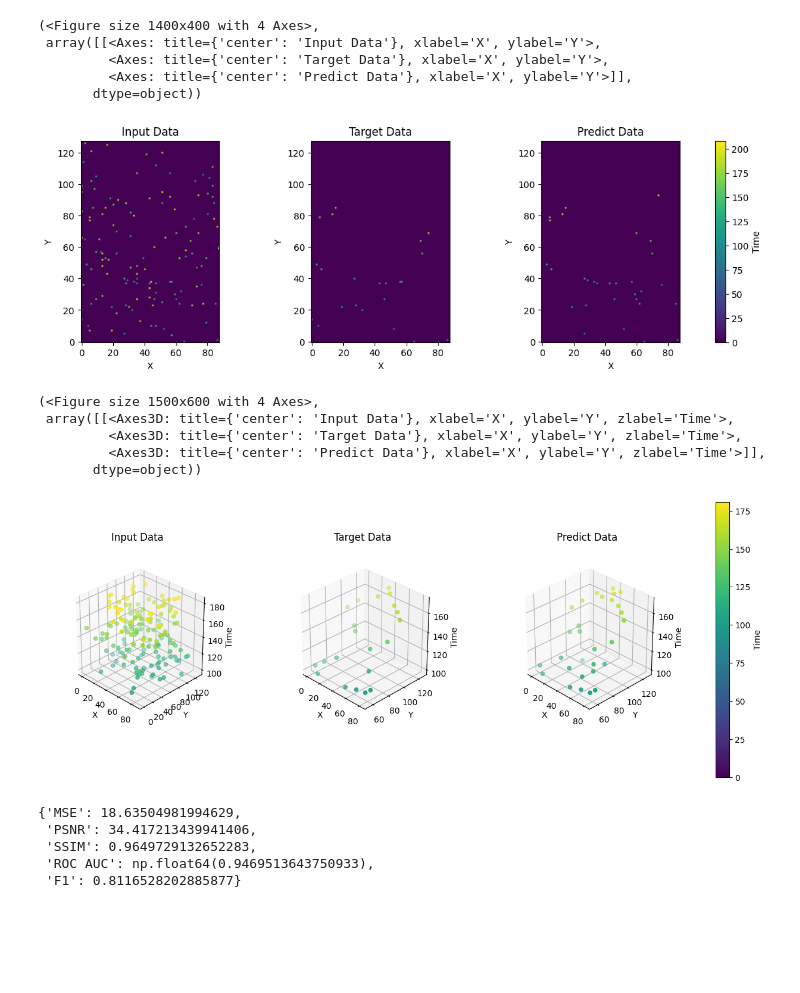
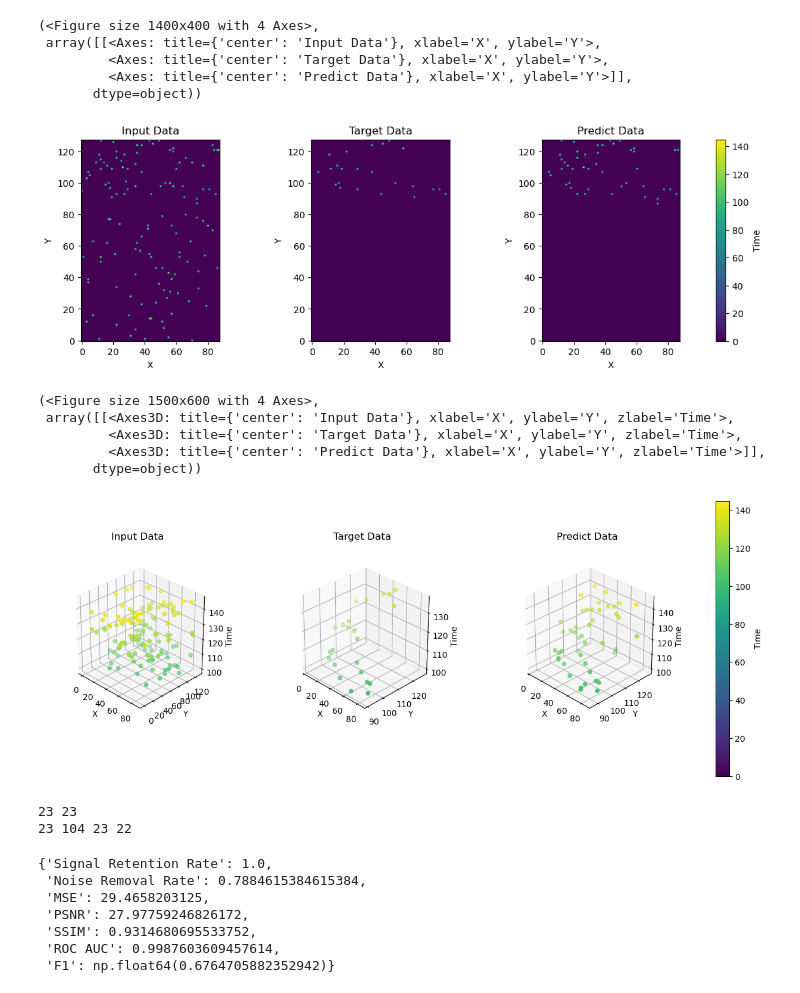
Before and after one commit to Lukelele/ResearchProject, a Jupyter notebook: ExampleNotebooks/HybridTransformer.ipynb, the cells around one changed output. Saved outputs shown, nothing was run; the diff lists cells and outputs as text; code cells hidden in the pictures; blank space fills up the shorter version.

Commit message:
model and metrics update

```diff
--- a/ExampleNotebooks/HybridTransformer.ipynb
+++ b/ExampleNotebooks/HybridTransformer.ipynb
@@ -13,5 +11,5 @@ importlib.reload(TorchData)
 # %%
-device = "cuda" if torch.cuda.is_available() else "mps"
+device = "cuda" if torch.cuda.is_available() else "cpu"
 # %%
 X=88
 Y=128
@@ -42,6 +38,6 @@ KeyboardInterrupt:
 # %%
-test_dataset = TorchData.TORCHData(x=X, y=Y, num_data=1024,
+test_dataset = TorchData.TORCHData(x=X, y=Y, num_data=1,
                                    signal_count=(SIGNAL_COUNT_MIN, SIGNAL_COUNT_MAX), signal_select_mode=SIGNAL_SELECT_MODE,
                                    noise_density=NOISE_DENSITY, t_offset=T_OFFSET,
                                    blur_level=BLUR_LEVEL, dispersion_level=DISPERSION_LEVEL, mode=MODE)
-test_dataloader = test_dataset.dataloader(batch_size=BATCH_SIZE, shuffle=False)
+test_dataloader = test_dataset.dataloader(batch_size=1, shuffle=False)
@@ -60,7 +61,7 @@ class LearnablePositionalEncoding(torch.nn.Module):
         return x + self.pos_embed[:, :seq]
 # %%
 class HybridTransformer(torch.nn.Module):
-    def __init__(self, embed_dim=64, num_heads=2, num_layers=2):
+    def __init__(self, embed_dim=64, num_heads=8, num_layers=4):
         super().__init__()
 
         # CNN Encoder
@@ -83,6 +84,7 @@ class HybridTransformer(torch.nn.Module):
                 dim_feedforward=4*embed_dim,
                 batch_first=True,
                 norm_first=True,  # Better stability
+                activation="gelu",
                 dropout=0.1
             ),
             num_layers=num_layers
@@ -171,3 +173,3 @@ torch.save(model.state_dict(), f"{file_name}")
 # %%
 ### Using pretrained weights
-model.load_state_dict(torch.load(f"../ModelWeights/HybridTransformer/HybridTransformerV2_d5370bfd-247c-4d00-ab12-c2f721615db7.pth"))
+# model.load_state_dict(torch.load(f"../ModelWeights/HybridTransformer/HybridTransformerV2_d5370bfd-247c-4d00-ab12-c2f721615db7.pth"))
@@ -195,21 +188,25 @@ TorchData.plot2d_f(test_dataset, ["input_data", "target_data", "predict_data"],
          <Axes: title={'center': 'Target Data'}, xlabel='X', ylabel='Y'>,
          <Axes: title={'center': 'Predict Data'}, xlabel='X', ylabel='Y'>]],
        dtype=object))
-[figure, old version]
+[figure, new version]
 # %%
-TorchData.visual.plot3d_f(test_dataset, ["input_data", "target_data", "predict_data"], index=2)
+TorchData.visual.plot3d_f(test_dataset, ["input_data", "target_data", "predict_data"], index=0)
 # %% [output]
 (<Figure size 1500x600 with 4 Axes>,
  array([[<Axes3D: title={'center': 'Input Data'}, xlabel='X', ylabel='Y', zlabel='Time'>,
          <Axes3D: title={'center': 'Target Data'}, xlabel='X', ylabel='Y', zlabel='Time'>,
          <Axes3D: title={'center': 'Predict Data'}, xlabel='X', ylabel='Y', zlabel='Time'>]],
        dtype=object))
-[figure, old version]
+[figure, new version]
 # %%
-TorchData.get_metrics(test_dataset.target_data, test_dataset.predict_data)
+TorchData.get_metrics(test_dataset.target_data, test_dataset.predict_data, test_dataset.input_data)
 # %% [output]
-{'MSE': 18.63504981994629,
- 'PSNR': 34.417213439941406,
- 'SSIM': 0.9649729132652283,
- 'ROC AUC': np.float64(0.9469513643750933),
- 'F1': 0.8116528202885877}
+23 23
+23 104 23 22
+{'Signal Retention Rate': 1.0,
+ 'Noise Removal Rate': 0.7884615384615384,
+ 'MSE': 29.4658203125,
+ 'PSNR': 27.97759246826172,
+ 'SSIM': 0.9314680695533752,
+ 'ROC AUC': 0.9987603609457614,
+ 'F1': np.float64(0.6764705882352942)}
```
Also changed, not shown: parts of 10 cells of this notebook, 2 other files.
